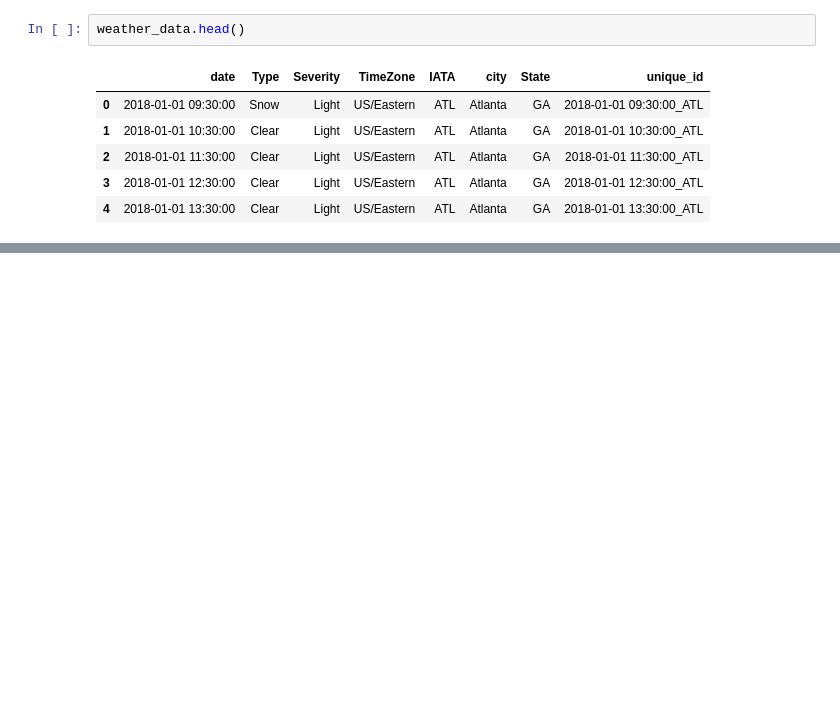
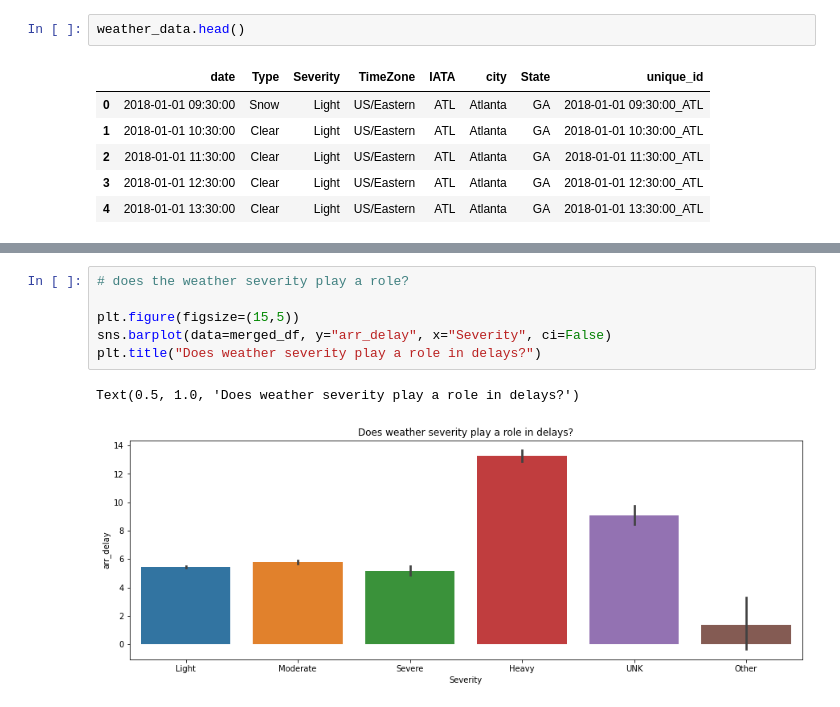
Before and after one commit to guedanie/flight_delay_predictor, a Jupyter notebook: final_notebook.ipynb, the cells around one changed output, grey strips where cells are left out. Saved outputs shown, nothing was run; the diff lists cells and outputs as text; blank space fills up the shorter version.

```diff
--- a/final_notebook.ipynb
+++ b/final_notebook.ipynb
@@ -683,0 +735,9 @@ As we see, the data now is in a usable format, that can be merged with the fligh
+# %%
+# does the weather severity play a role?
+
+plt.figure(figsize=(15,5))
+sns.barplot(data=merged_df, y="arr_delay", x="Severity", ci=False)
+plt.title("Does weather severity play a role in delays?")
+# %% [output]
+Text(0.5, 1.0, 'Does weather severity play a role in delays?')
+[figure, added]
```
Also changed, not shown: parts of 48 cells of this notebook.
